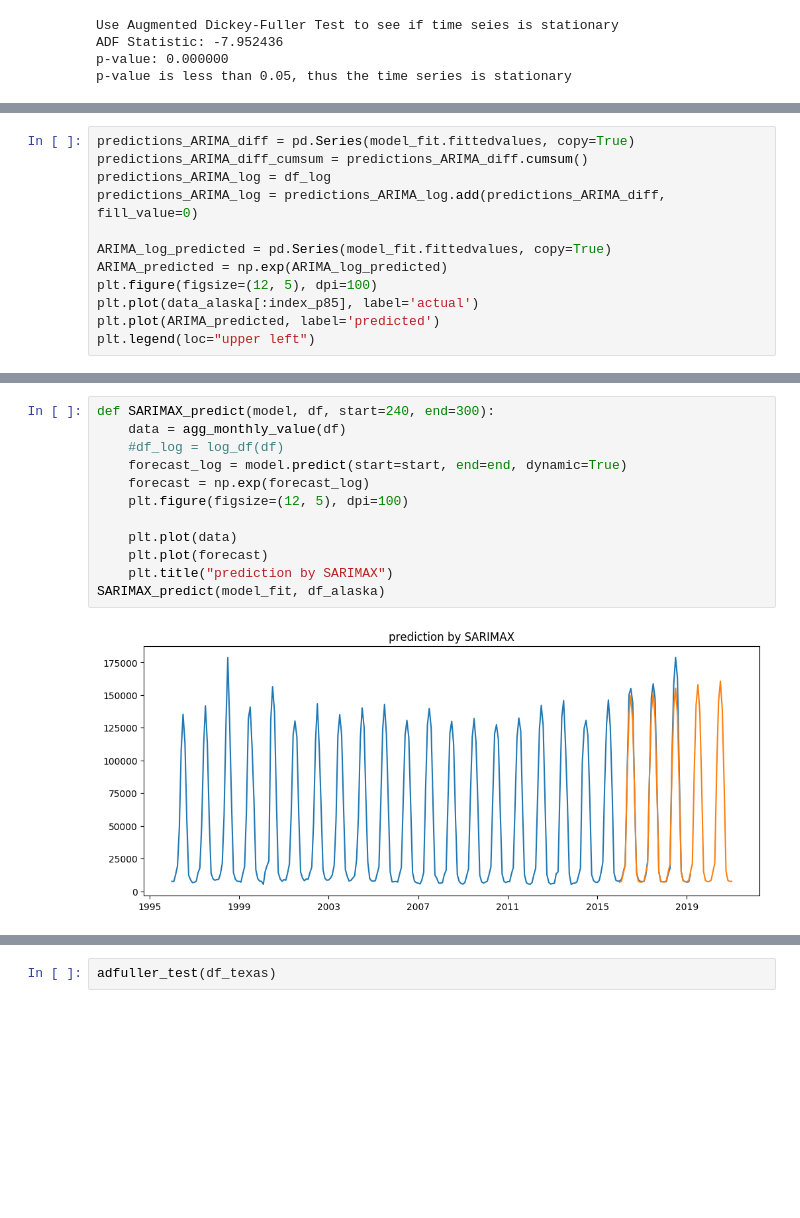
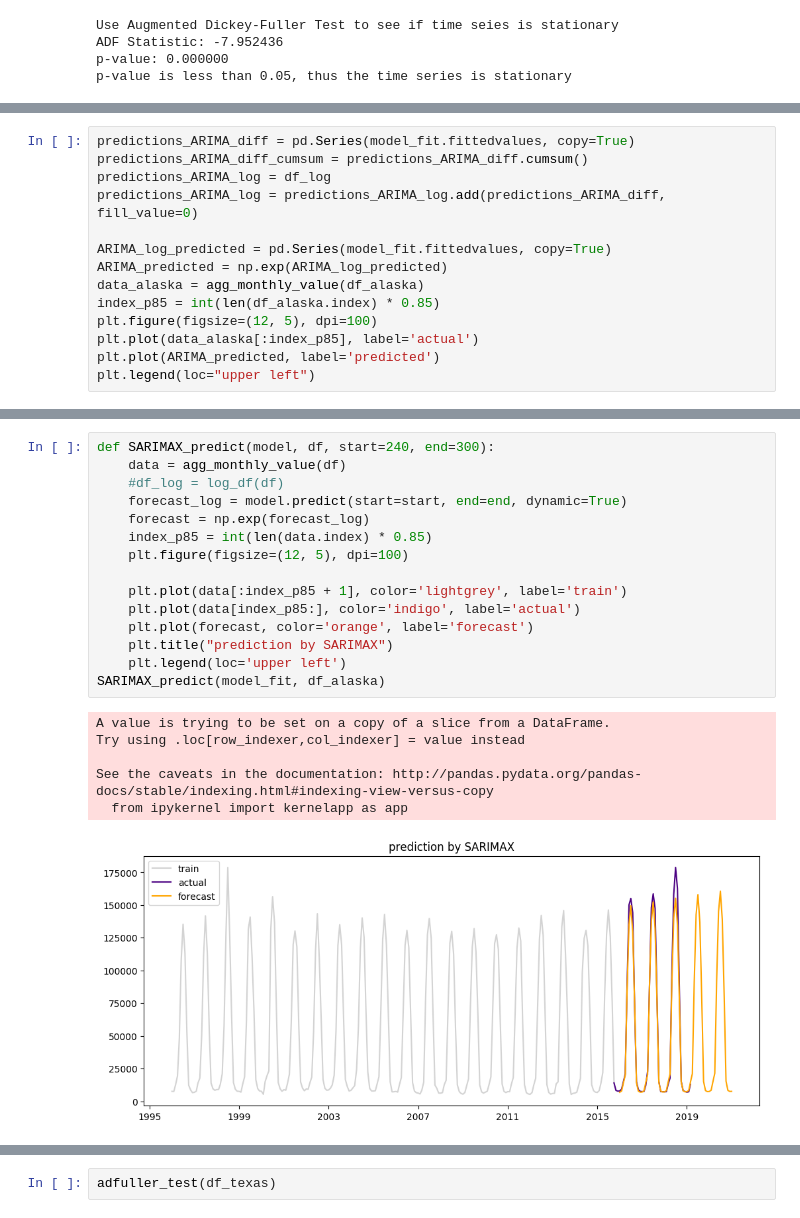
Before and after one commit to dynamic-duo-data-science/dynamicduo, a Jupyter notebook: notebooks/Time_Series_Modeling.ipynb, the cells around one changed output, grey strips where cells are left out. Saved outputs shown, nothing was run; the diff lists cells and outputs as text; blank space fills up the shorter version.

```diff
--- a/notebooks/Time_Series_Modeling.ipynb
+++ b/notebooks/Time_Series_Modeling.ipynb
@@ -186,6 +211,8 @@ predictions_ARIMA_log = predictions_ARIMA_log.add(predictions_ARIMA_diff, fill_v
 
 ARIMA_log_predicted = pd.Series(model_fit.fittedvalues, copy=True)
 ARIMA_predicted = np.exp(ARIMA_log_predicted)
+data_alaska = agg_monthly_value(df_alaska)
+index_p85 = int(len(df_alaska.index) * 0.85)
 plt.figure(figsize=(12, 5), dpi=100)
 plt.plot(data_alaska[:index_p85], label='actual')
 plt.plot(ARIMA_predicted, label='predicted')
@@ -197,17 +228,25 @@ plt.legend(loc="upper left")
 # %%
 def SARIMAX_predict(model, df, start=240, end=300):
     data = agg_monthly_value(df)
     #df_log = log_df(df)
     forecast_log = model.predict(start=start, end=end, dynamic=True)
     forecast = np.exp(forecast_log)
+    index_p85 = int(len(data.index) * 0.85)
     plt.figure(figsize=(12, 5), dpi=100)
 
-    plt.plot(data)
-    plt.plot(forecast)
+    plt.plot(data[:index_p85 + 1], color='lightgrey', label='train')
+    plt.plot(data[index_p85:], color='indigo', label='actual')
+    plt.plot(forecast, color='orange', label='forecast')
     plt.title("prediction by SARIMAX")
+    plt.legend(loc='upper left')
 SARIMAX_predict(model_fit, df_alaska)
 # %% [output]
+A value is trying to be set on a copy of a slice from a DataFrame.
+Try using .loc[row_indexer,col_indexer] = value instead
+
+See the caveats in the documentation: http://pandas.pydata.org/pandas-docs/stable/indexing.html#indexing-view-versus-copy
+  from ipykernel import kernelapp as app
-[figure, old version]
+[figure, new version]
 # %%
 print "deep dive cross border values of Texas"
 df_texas = df[(df['State'] == 'Texas')]
```
Also changed, not shown: parts of 13 cells of this notebook.
